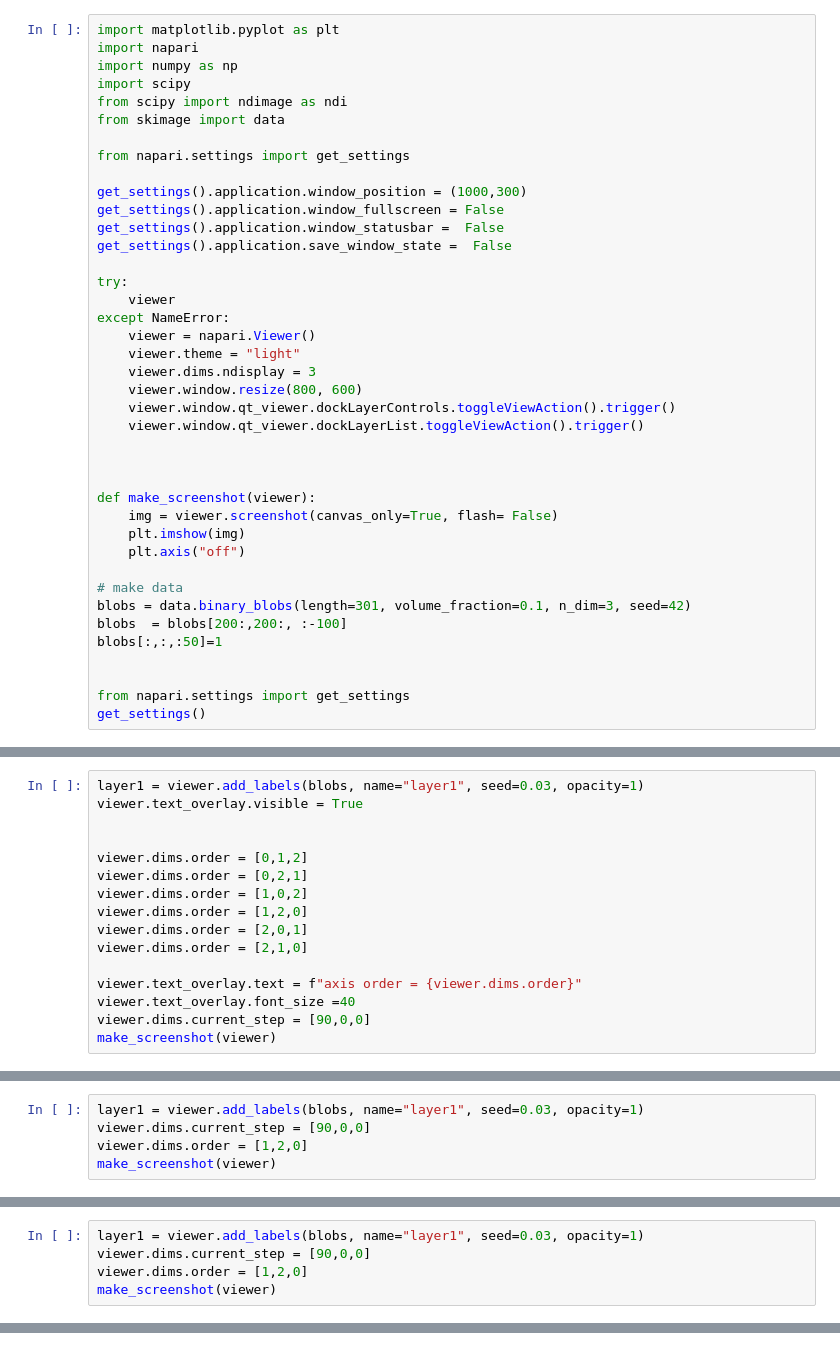
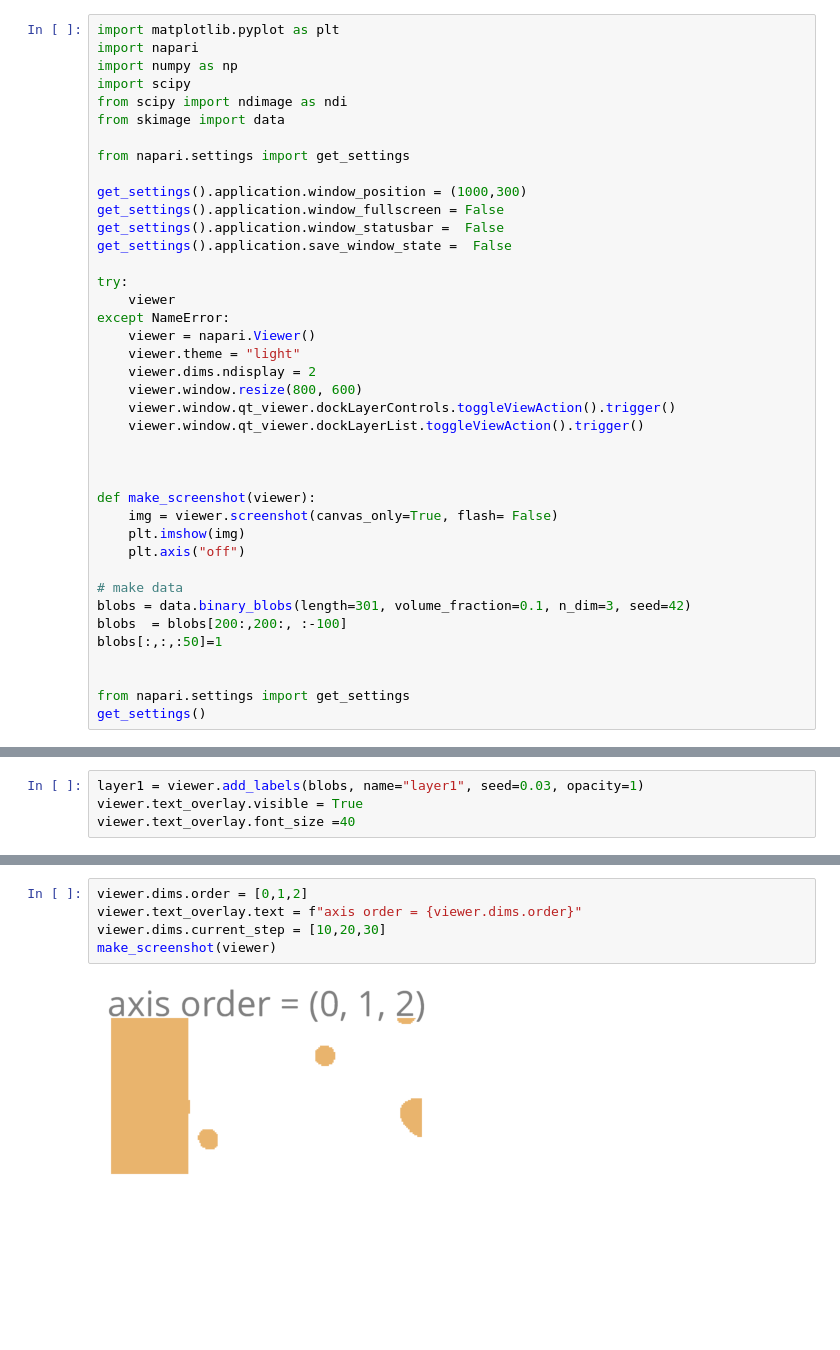
Before and after one commit to kolibril13/plywood-gallery-napari, a Jupyter notebook: hello.ipynb, the cells around one changed output, grey strips where cells are left out. Drawn from its saved outputs; the diff is of its cells as text; blank space fills up the shorter version.

Commit message:
axis order

```diff
--- a/hello.ipynb
+++ b/hello.ipynb
@@ -18,7 +18,7 @@ try:
 except NameError:
     viewer = napari.Viewer()
     viewer.theme = "light"
-    viewer.dims.ndisplay = 3
+    viewer.dims.ndisplay = 2
     viewer.window.resize(800, 600)
     viewer.window.qt_viewer.dockLayerControls.toggleViewAction().trigger()
     viewer.window.qt_viewer.dockLayerList.toggleViewAction().trigger()
@@ -56,16 +65,0 @@ plugins:
-# %%
-layer1 = viewer.add_labels(blobs, name="layer1", seed=0.03, opacity=1)
-viewer.text_overlay.visible = True
-
-
-viewer.dims.order = [0,1,2]
-viewer.dims.order = [0,2,1]
-viewer.dims.order = [1,0,2]
-viewer.dims.order = [1,2,0]
-viewer.dims.order = [2,0,1]
-viewer.dims.order = [2,1,0]
-
-viewer.text_overlay.text = f"axis order = {viewer.dims.order}"
-viewer.text_overlay.font_size =40
-viewer.dims.current_step = [90,0,0]
-make_screenshot(viewer)
@@ -74,5 +66,4 @@ make_screenshot(viewer)
 # %%
 layer1 = viewer.add_labels(blobs, name="layer1", seed=0.03, opacity=1)
-viewer.dims.current_step = [90,0,0]
-viewer.dims.order = [1,2,0]
-make_screenshot(viewer)
+viewer.text_overlay.visible = True
+viewer.text_overlay.font_size =40
@@ -81,5 +69,0 @@ make_screenshot(viewer)
-# %%
-layer1 = viewer.add_labels(blobs, name="layer1", seed=0.03, opacity=1)
-viewer.dims.current_step = [90,0,0]
-viewer.dims.order = [1,2,0]
-make_screenshot(viewer)
@@ -87,0 +70,7 @@ make_screenshot(viewer)
+# %%
+viewer.dims.order = [0,1,2]
+viewer.text_overlay.text = f"axis order = {viewer.dims.order}"
+viewer.dims.current_step = [10,20,30]
+make_screenshot(viewer)
+# %% [output]
+[figure, added]
```
Also changed, not shown: parts of 9 cells of this notebook.
